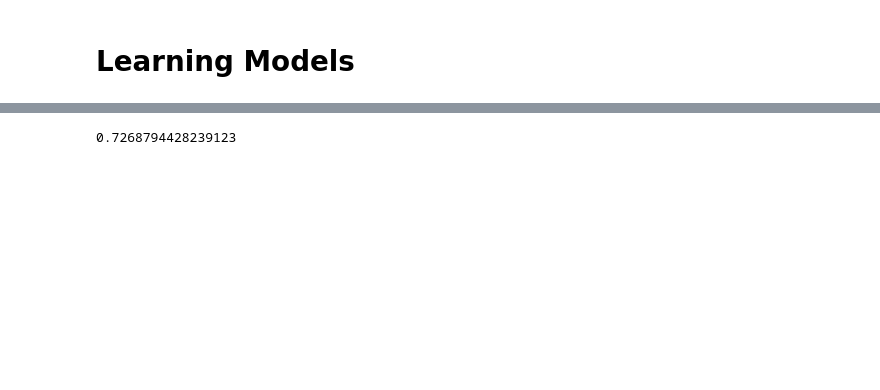
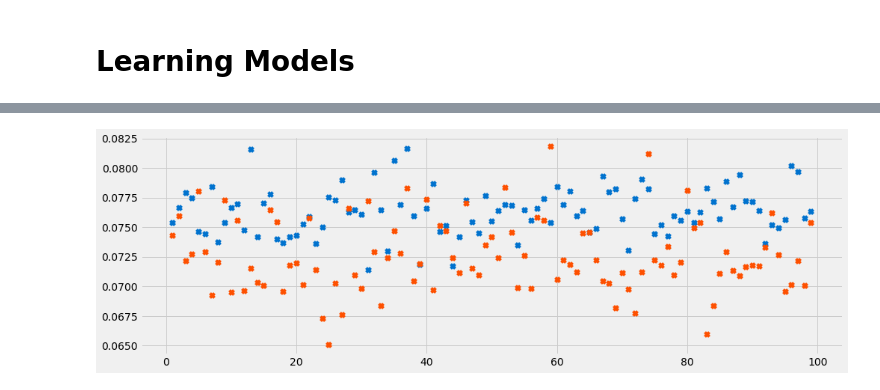
Before and after one commit to hurshkarkhanis/movie_ratings, a Jupyter notebook: src/learning_models.ipynb, the cells around one changed output, grey strips where cells are left out. Drawn from its saved outputs; the diff is of its cells as text; code cells hidden in the pictures; blank space fills up the shorter version.

Commit message:
got RMSLE for 3 models
got RMSLE for 3 models

```diff
--- a/src/learning_models.ipynb
+++ b/src/learning_models.ipynb
@@ -8,13 +15,13 @@ import numpy as np
 # %%
 movies = pd.read_csv("../data/movies.csv")
 
-#getting the top 10K films of all time
-movies = movies.sort_values(by=['score'], ascending=False).head(10000)
+#getting the top 10000 films of all time
+movies = movies.sort_values(by=['score'], ascending=False).head(num_top_films_for_model)
 # %%
-#getting the writers and directors from the top 250 films of all time. These are the top 1% of
-#Hollywood and they are the only ones that matter
-best_directors = movies.sort_values(by=['score', 'directors'], ascending=False).head(250)['directors'].unique().tolist()
-best_writers = movies.sort_values(by=['score', 'writers'], ascending=False).head(250)['writers'].unique().tolist()
+#getting the writers and directors from the top 250 films of all time.
+#These are the top 1% of Hollywood and they are the only ones that matter
+best_directors = movies.sort_values(by=['score', 'directors'], ascending=False).head(cream_of_the_crop)['directors'].unique().tolist()
+best_writers = movies.sort_values(by=['score', 'writers'], ascending=False).head(cream_of_the_crop)['writers'].unique().tolist()
 
 #the bottom 99% will do into these replaceable lists
 replacable_directors = []
@@ -77,13 +74,27 @@ y = ready_for_model['averageRating']
 # %%
 #function that does the following:
-# train test split, fit, and prediction
+#train test split, fit, and prediction
 #measures model with rmse
 #prints model name and rmse
 def regression_model(X, y, my_model):
-    X_train, X_test, y_train, y_test = train_test_split(X, y)
     model = my_model
     model.fit(X_train, y_train)
     predicted = model.predict(X_test)
     rmse = sk.mean_squared_error(y_test,predicted)
-    print("Model: {}".format(model))
-    print("RMSE: {}".format(rmse))
+    return rmse
+#     print("Model: {}".format(model))
+#     print("RMSE: {}".format(rmse))
+#     print()
+
+
+#java style getter method to get baseline rmse
+def get_baseline_rmse(df):
+    set_mean = df['averageRating'].mean()
+    df['error'] = df['averageRating'] - set_mean
+    summation = 0
+    for x in df['error']:
+        summation += x**2
+
+    return (summation/df['error'].size)**(0.5)
+
+#     print('Baseline RMSE: {}'.format((summation/df['error'].size)**(0.5)))
@@ -128,4 +108,12 @@ answer = (summation/dup['error'].size)**(0.5)
-# %%
-answer
-# %% [output]
-0.7268794428239123
+# %%
+fig, ax = plt.subplots(figsize=(15, 5))
+
+x = list(range(1, 100))
+
+for run in x:
+    y = regression_model(X, y, ske.GradientBoostingRegressor())
+    z = regression_model(X, y, ske.RandomForestRegressor())
+    ax.scatter(run, y, color='#0072CE', marker = 'x', label = "Gradient Boosting Regressor")
+    ax.scatter(run, z, color='#FE5000', marker = 'x', label = "Random Forest Regressor")
+# %% [output]
+[figure, added]
```
Also changed, not shown: parts of 17 cells of this notebook.
